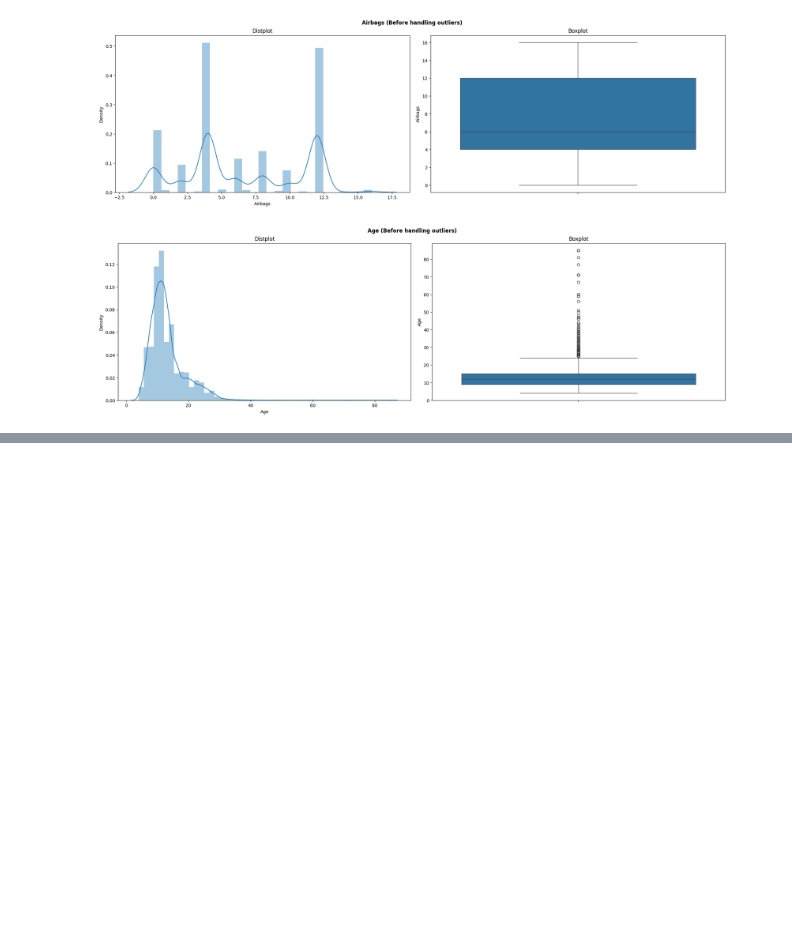
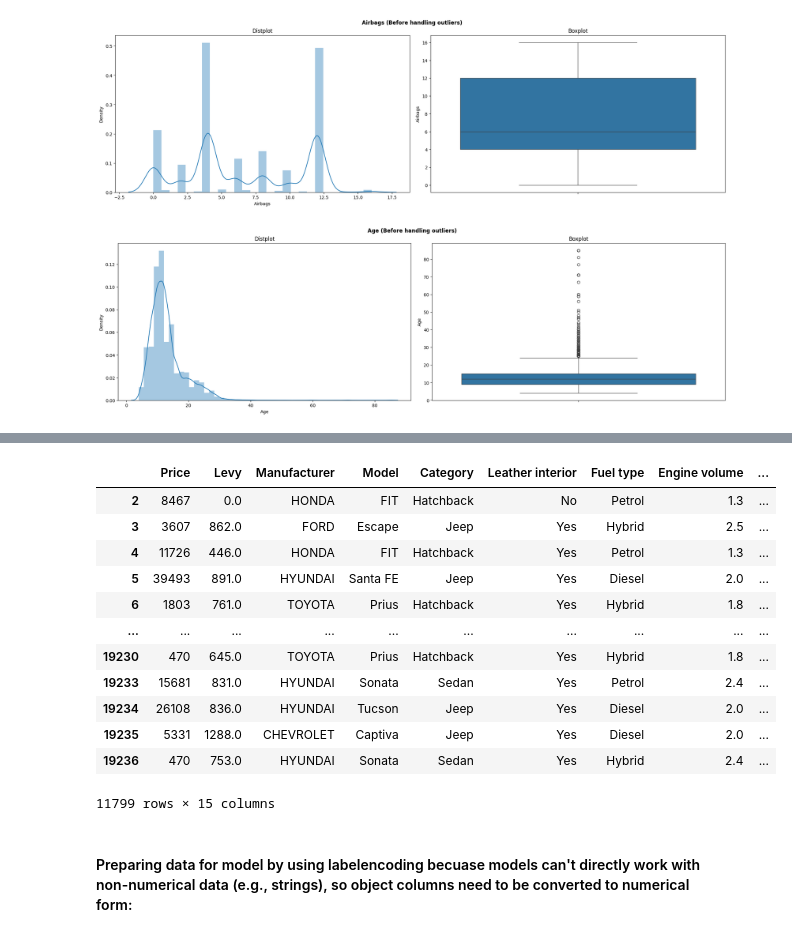
Before and after one commit to saif-gitreps/Car-price-prediction-model, a Jupyter notebook: main.ipynb, the cells around one changed output, grey strips where cells are left out. Cells and saved outputs as stored; diff of their text form; code cells hidden in the pictures; blank space fills up the shorter version.

```diff
--- a/main.ipynb
+++ b/main.ipynb
@@ -388,0 +422,18 @@ Total Outliers in Age are :18082---95.55%
+# %%
+data
+# %% [output]
+|  | Price | Levy | Manufacturer | Model | Category | Leather interior | Fuel type | Engine volume | ... |
+| 2 | 8467 | 0.0 | HONDA | FIT | Hatchback | No | Petrol | 1.3 | ... |
+| 3 | 3607 | 862.0 | FORD | Escape | Jeep | Yes | Hybrid | 2.5 | ... |
+| 4 | 11726 | 446.0 | HONDA | FIT | Hatchback | Yes | Petrol | 1.3 | ... |
+| 5 | 39493 | 891.0 | HYUNDAI | Santa FE | Jeep | Yes | Diesel | 2.0 | ... |
+| 6 | 1803 | 761.0 | TOYOTA | Prius | Hatchback | Yes | Hybrid | 1.8 | ... |
+| ... | ... | ... | ... | ... | ... | ... | ... | ... | ... |
+| 19230 | 470 | 645.0 | TOYOTA | Prius | Hatchback | Yes | Hybrid | 1.8 | ... |
+| 19233 | 15681 | 831.0 | HYUNDAI | Sonata | Sedan | Yes | Petrol | 2.4 | ... |
+| 19234 | 26108 | 836.0 | HYUNDAI | Tucson | Jeep | Yes | Diesel | 2.0 | ... |
+| 19235 | 5331 | 1288.0 | CHEVROLET | Captiva | Jeep | Yes | Diesel | 2.0 | ... |
+| 19236 | 470 | 753.0 | HYUNDAI | Sonata | Sedan | Yes | Hybrid | 2.4 | ... |
+11799 rows × 15 columns
+# %% [markdown]
+#### Preparing data for model by using labelencoding becuase models can't directly work with non-numerical data (e.g., strings), so object columns need to be converted to numerical form:
```
Also changed, not shown: parts of 25 cells of this notebook.
